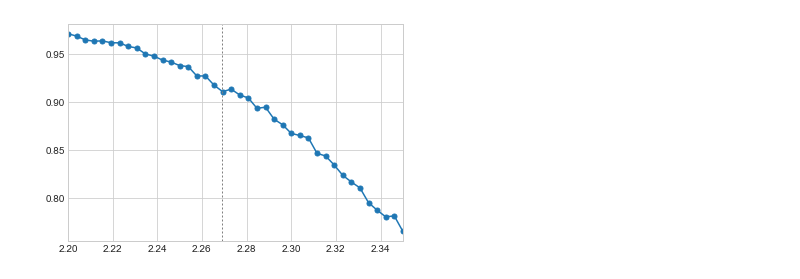
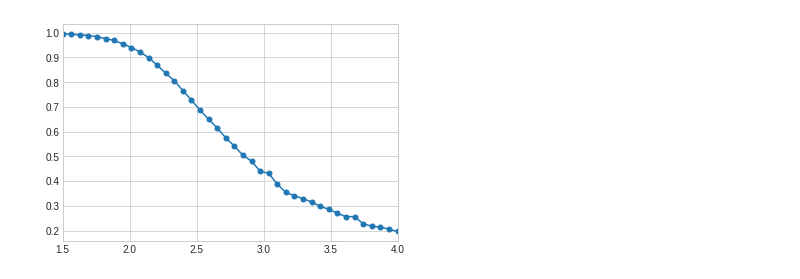
Before and after one commit to seongsukim-ml/2022_CMBP, a Jupyter notebook: MonteCarlo/Project1/Anti_Anisotropy/AA_Metropolis/Result/Data_Plotting.ipynb, the cells around one changed output. Drawn from its saved outputs; the diff is of its cells as text; code cells hidden in the pictures.

```diff
--- a/MonteCarlo/Project1/Anti_Anisotropy/AA_Metropolis/Result/Data_Plotting.ipynb
+++ b/MonteCarlo/Project1/Anti_Anisotropy/AA_Metropolis/Result/Data_Plotting.ipynb
@@ -499,19 +164,18 @@ plt.show()
 # %%
-L5 = pd.read_csv("../C++/Result/Wolff_c_24_int40_3.csv")
-# L5 = pd.read_csv("../C++/Result/Exact_c_5_int40_1.csv")
-Llist = [L5]
-T2 = L5.iloc[:,1].values
-Binder = [0.5*(3-i.iloc[:,6].values/(i.iloc[:,5].values)**2) for i in Llist]
-plt.style.use('seaborn-whitegrid')
+def draw_1binder(path):
+    L5 = pd.read_csv(path)
+    # L5 = pd.read_csv("../C++/Result/Exact_c_5_int40_1.csv")
+    Llist = [L5]
+    T2 = L5.iloc[:,1].values
+    Binder = [0.5*(3-i.iloc[:,6].values/(i.iloc[:,5].values)**2) for i in Llist]
+    plt.style.use('seaborn-whitegrid')
 
-# plt.ylim(-0.1,2)
-plt.xlim(2.2,2.35)
-marker = ["o","s","o","s","o"]
-for i in range(1):
-    plt.plot(T2,Binder[i],marker=marker[i],markersize=5)
+    # plt.ylim(-0.1,2)
+    plt.xlim(1.5,4)
+    marker = ["o","s","o","s","o"]
+    for i in range(1):
+        plt.plot(T2,Binder[i],marker=marker[i],markersize=5)
 
-plt.axvline(x=2/np.log(1+np.sqrt(2)),c='grey',lw=1,dashes=[2,2])
+    # plt.axvline(x=2/np.log(1+np.sqrt(2)),c='grey',lw=1,dashes=[2,2])
 
-plt.show()
+    plt.show()
-# %% [output]
-[figure, removed]
@@ -530,0 +182,4 @@ plt.show()
+# %%
+draw_1binder("./AA_Metropolis_c_6_6_int40_mcs100000_a3.000000_Test__1.csv")
+# %% [output]
+[figure, added]
```
Also changed, not shown: parts of 19 cells of this notebook, 23 other files.
